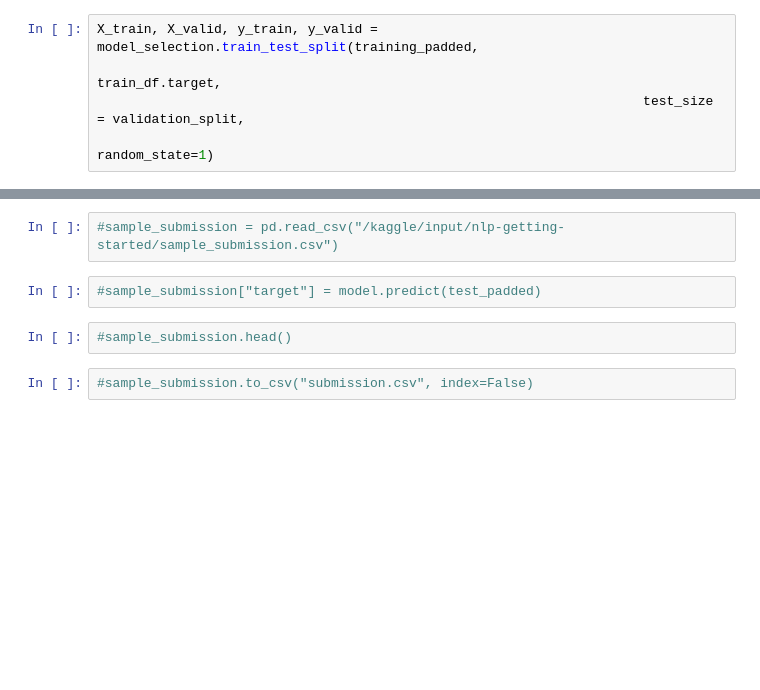
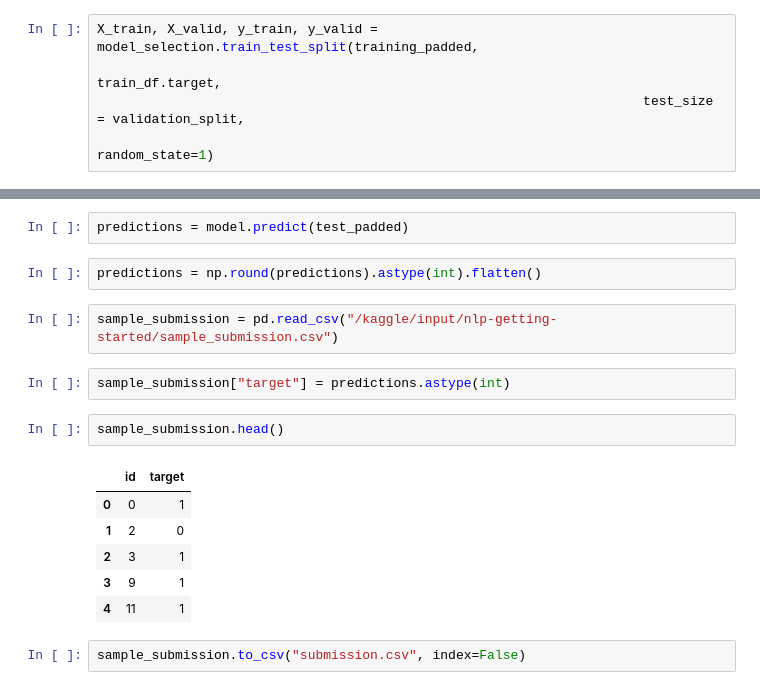
Before and after one commit to mjvakili/kaggle_twitter_disaster, a Jupyter notebook: tokenizer_GloVe_Convolution.ipynb, the cells around one changed output, grey strips where cells are left out. Saved outputs shown, nothing was run; the diff lists cells and outputs as text; blank space fills up the shorter version.

```diff
--- a/tokenizer_GloVe_Convolution.ipynb
+++ b/tokenizer_GloVe_Convolution.ipynb
@@ -144,8 +207,19 @@ print('Shape of the data vector is', test_padded.shape, test_df.target.shape)
+# %%
+predictions = model.predict(test_padded)
+# %%
+predictions = np.round(predictions).astype(int).flatten()
 # %%
-#sample_submission = pd.read_csv("/kaggle/input/nlp-getting-started/sample_submission.csv")
+sample_submission = pd.read_csv("/kaggle/input/nlp-getting-started/sample_submission.csv")
-# %%
-#sample_submission["target"] = model.predict(test_padded)
-# %%
-#sample_submission.head()
+# %%
+sample_submission["target"] = predictions.astype(int)
+# %%
+sample_submission.head()
+# %% [output]
+|  | id | target |
+| 0 | 0 | 1 |
+| 1 | 2 | 0 |
+| 2 | 3 | 1 |
+| 3 | 9 | 1 |
+| 4 | 11 | 1 |
 # %%
-#sample_submission.to_csv("submission.csv", index=False)
+sample_submission.to_csv("submission.csv", index=False)
```
Also changed, not shown: parts of 12 cells of this notebook.
